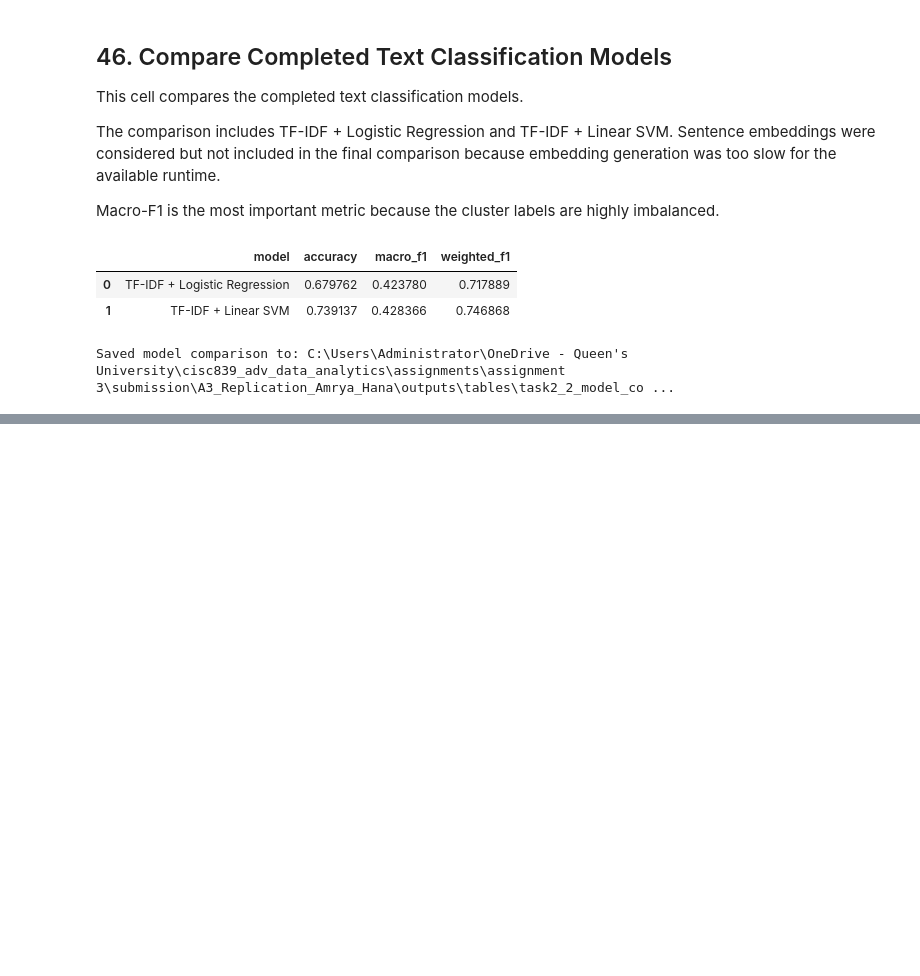
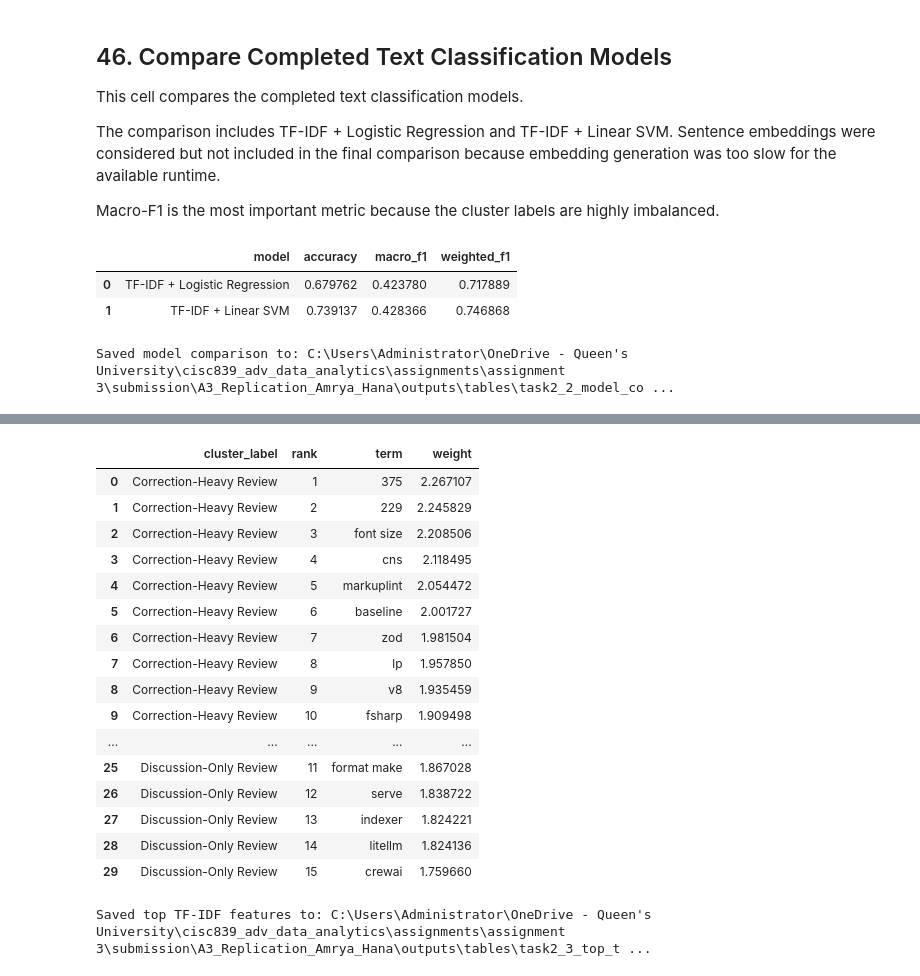
Before and after one commit to hanaessam/A3_Replication_Amrya_Hana, a Jupyter notebook: notebooks/A3_main_analysis.ipynb, the cells around one changed output, grey strips where cells are left out. Drawn from its saved outputs; the diff is of its cells as text; code cells hidden in the pictures; blank space fills up the shorter version.

Commit message:
task 2.3

```diff
--- a/notebooks/A3_main_analysis.ipynb
+++ b/notebooks/A3_main_analysis.ipynb
@@ -2247,0 +2392,22 @@ Saved model comparison to: C:\Users\Administrator\OneDrive - Queen's University\
+# %%
+# Access fitted TF-IDF vectorizer and Linear SVM classifier
+tfidf_vectorizer = tfidf_svm_model.named_steps["tfidf"]
+svm_classifier = tfidf_svm_model.named_steps["clf"]
+
+feature_names = np.array(tfidf_vectorizer.get_feature_names_out())
+class_names = svm_classifier.classes_
+
+top_features_by_class = {}
+
+for class_index, class_name in enumerate(class_names):
+    top_indices = np.argsort(svm_classifier.coef_[class_index])[-15:][::-1]
+    top_terms = feature_names[top_indices]
+    top_weights = svm_classifier.coef_[class_index][top_indices]
+
+    top_features_by_class[class_name] = list(zip(top_terms, top_weights))
+
+for class_name, terms in top_features_by_class.items():
+    print("\n" + "=" * 80)
+    print(class_name)
+    for term, weight in terms:
+        print(f"{term:35s} {weight:.4f}")
@@ -2247,0 +2438,39 @@ Saved model comparison to: C:\Users\Administrator\OneDrive - Queen's University\
+# %%
+top_feature_rows = []
+
+for class_name, terms in top_features_by_class.items():
+    for rank, (term, weight) in enumerate(terms, start=1):
+        top_feature_rows.append({
+            "cluster_label": class_name,
+            "rank": rank,
+            "term": term,
+            "weight": weight
+        })
+
+top_features_df = pd.DataFrame(top_feature_rows)
+
+top_features_path = TAB_DIR / "task2_3_top_tfidf_features_by_cluster.csv"
+top_features_df.to_csv(top_features_path, index=False)
+
+display(top_features_df.head(30))
+
+print(f"Saved top TF-IDF features to: {top_features_path}")
+# %% [output]
+|  | cluster_label | rank | term | weight |
+| 0 | Correction-Heavy Review | 1 | 375 | 2.267107 |
+| 1 | Correction-Heavy Review | 2 | 229 | 2.245829 |
+| 2 | Correction-Heavy Review | 3 | font size | 2.208506 |
+| 3 | Correction-Heavy Review | 4 | cns | 2.118495 |
+| 4 | Correction-Heavy Review | 5 | markuplint | 2.054472 |
+| 5 | Correction-Heavy Review | 6 | baseline | 2.001727 |
+| 6 | Correction-Heavy Review | 7 | zod | 1.981504 |
+| 7 | Correction-Heavy Review | 8 | lp | 1.957850 |
+| 8 | Correction-Heavy Review | 9 | v8 | 1.935459 |
+| 9 | Correction-Heavy Review | 10 | fsharp | 1.909498 |
+| ... | ... | ... | ... | ... |
+| 25 | Discussion-Only Review | 11 | format make | 1.867028 |
+| 26 | Discussion-Only Review | 12 | serve | 1.838722 |
+| 27 | Discussion-Only Review | 13 | indexer | 1.824221 |
+| 28 | Discussion-Only Review | 14 | litellm | 1.824136 |
+| 29 | Discussion-Only Review | 15 | crewai | 1.759660 |
+Saved top TF-IDF features to: C:\Users\Administrator\OneDrive - Queen's University\cisc839_adv_data_analytics\assignments\assignment 3\submission\A3_Replication_Amrya_Hana\outputs\tables\task2_3_top_t ...
```
Also changed, not shown: parts of 11 cells of this notebook.
